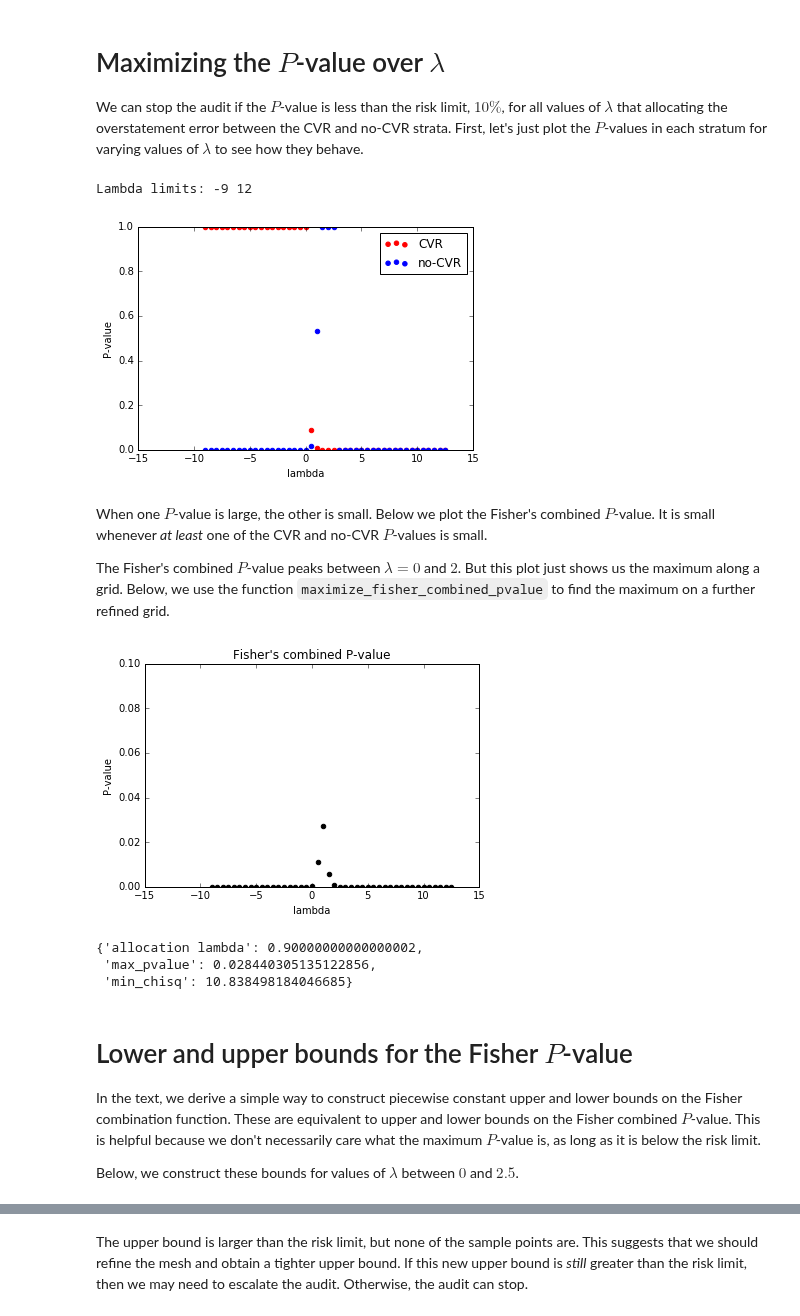
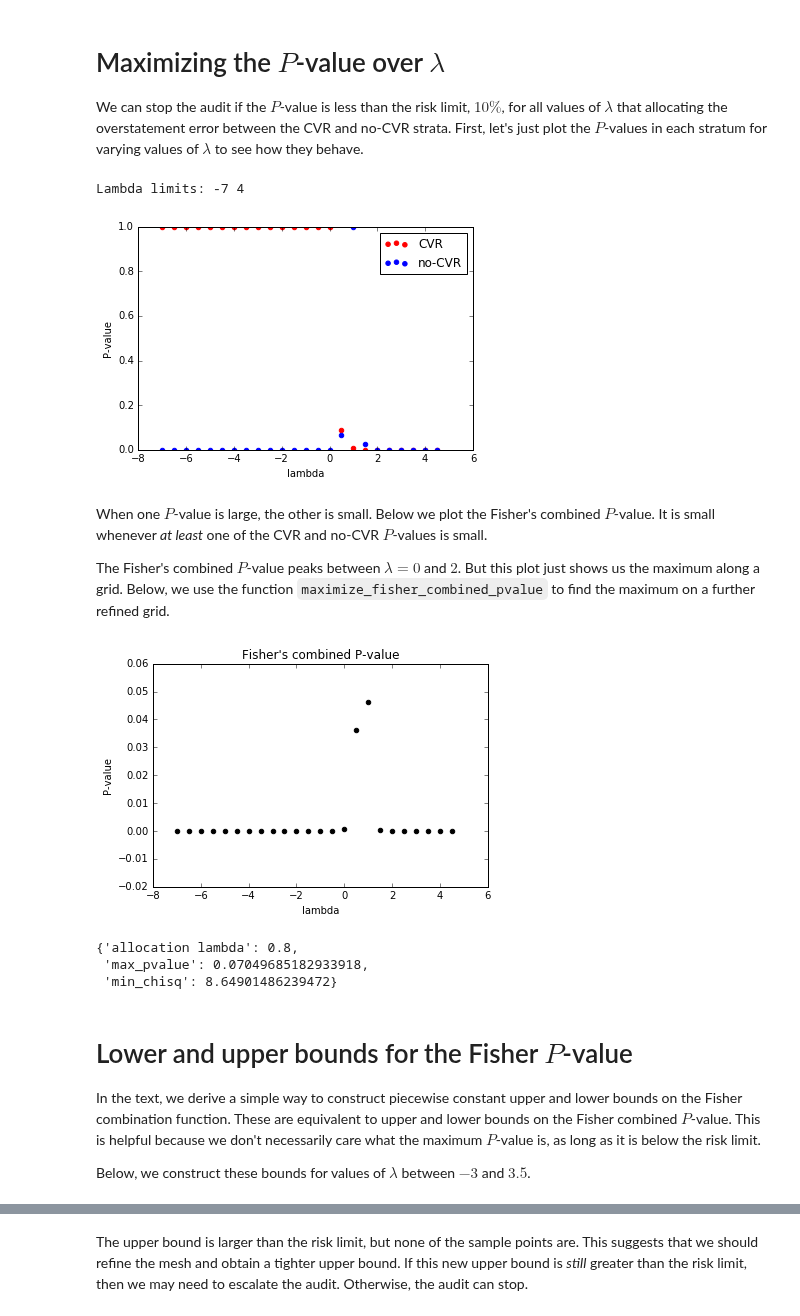
Before and after one commit to pbstark/CORLA18, a Jupyter notebook: code/fisher_combined_pvalue.ipynb, the cells around one changed output, grey strips where cells are left out. Saved outputs shown, nothing was run; the diff lists cells and outputs as text; code cells hidden in the pictures.

Commit message:
add SPRT to the fisher combination notebook

```diff
--- a/code/fisher_combined_pvalue.ipynb
+++ b/code/fisher_combined_pvalue.ipynb
@@ -54,12 +57,22 @@ The observed statistics and known parameters (e.g. the total number of ballots c
 cvr_pvalue = lambda alloc: \
     ballot_comparison_pvalue(n=n1, gamma=1.03905, o1=0, u1=0, o2=0, u2=0, \
                              reported_margin=margin, N=N1, null_lambda=alloc)
+#nocvr_pvalue = lambda alloc: \
+#    trihypergeometric_optim(sample= np.array([0]*int(n2*N_l2/N2)+\
+#                                             [1]*int(n2*N_w2/N2)+\
+#                                             [np.nan]*int(n2*(N2-N_l2-N_w2)/N2 + 1)), \
+#                            popsize=N2, \
+#                            null_margin=(N_w2-N_l2) - alloc*margin)
+
 nocvr_pvalue = lambda alloc: \
-    trihypergeometric_optim(sample= np.array([0]*int(n2*N_l2/N2)+\
+    ballot_polling_sprt(sample= np.array([0]*int(n2*N_l2/N2)+\
                                              [1]*int(n2*N_w2/N2)+\
                                              [np.nan]*int(n2*(N2-N_l2-N_w2)/N2 + 1)), \
                             popsize=N2, \
-                            null_margin=(N_w2-N_l2) - alloc*margin)
+                            alpha=0.05,  # set this param but we don't need to use it
+                            Vw=N_w2, \
+                            Vl=N_l2, \
+                            null_margin=(N_w2-N_l2) - alloc*margin)['pvalue']
 # %%
 # This is one possible allocation lambda=0.3
 
@@ -79,8 +92,8 @@ Fisher's combined P-value: 0.00343802041465
 We can stop the audit if the $P$-value is less than the risk limit, $10\%$, for all values of $\lambda$ that allocating the overstatement error between the CVR and no-CVR strata. First, let's just plot the $P$-values in each stratum for varying values of $\lambda$ to see how they behave.
 # %%
 # find range of possible lambda
-lambda_upper = int(np.min([2*N1/margin, 1+2*N2/margin]))+1
-lambda_lower = int(np.max([-2*N1/margin, 1-2*N2/margin]))
+lambda_upper = int(np.min([2*N1/margin, 1+2*N2/margin, 1 + (N2-N_w2+N_l2)/margin]))+1
+lambda_lower = int(np.max([-2*N1/margin, 1-2*N2/margin, 1 - (N2+N_w2-N_l2)/margin]))
 
 #(lambda_lower, lambda_upper) = calculate_lambda_range(N_w1, N_l1, N1, N_w2, N_l2, N2)
 
@@ -102,8 +115,8 @@ plt.ylabel("P-value")
 plt.ylim(0, 1)
 plt.show()
 # %% [output]
-Lambda limits: -9 12
+Lambda limits: -7 4
-[figure, old version]
+[figure, new version]
 # %% [markdown]
 When one $P$-value is large, the other is small. Below we plot the Fisher's combined $P$-value. It is small whenever *at least* one of the CVR and no-CVR $P$-values is small.
 
@@ -111,25 +124,25 @@ The Fisher's combined $P$-value peaks between $\lambda = 0$ and $2$. But this pl
 # %%
 plt.scatter(np.arange(lambda_lower, lambda_upper+1, 0.5), fisher_pvalues, color='black')
 plt.title("Fisher's combined P-value")
 plt.xlabel("lambda")
 plt.ylabel("P-value")
-plt.ylim(0, 0.1)
+#plt.ylim(0, 0.1)
 plt.show()
 # %% [output]
-[figure, old version]
+[figure, new version]
 # %%
 maximize_fisher_combined_pvalue(N=(N1, N2), overall_margin=margin,
                           pvalue_funs=(cvr_pvalue, nocvr_pvalue))
 # %% [output]
-{'allocation lambda': 0.90000000000000002,
- 'max_pvalue': 0.028440305135122856,
- 'min_chisq': 10.838498184046685}
+{'allocation lambda': 0.8,
+ 'max_pvalue': 0.07049685182933918,
+ 'min_chisq': 8.64901486239472}
 # %% [markdown]
 # Lower and upper bounds for the Fisher $P$-value
 
 In the text, we derive a simple way to construct piecewise constant upper and lower bounds on the Fisher combination function. These are equivalent to upper and lower bounds on the Fisher combined $P$-value. This is helpful because we don't necessarily care what the maximum $P$-value is, as long as it is below the risk limit.
 
-Below, we construct these bounds for values of $\lambda$ between $0$ and $2.5$.
+Below, we construct these bounds for values of $\lambda$ between $-3$ and $3.5$.
 # %%
 res = bound_fisher_fun(N_w1, N_l1, N1, N_w2, N_l2, N2,
                        pvalue_funs=(cvr_pvalue, nocvr_pvalue),
```
Also changed, not shown: parts of 6 cells of this notebook.
